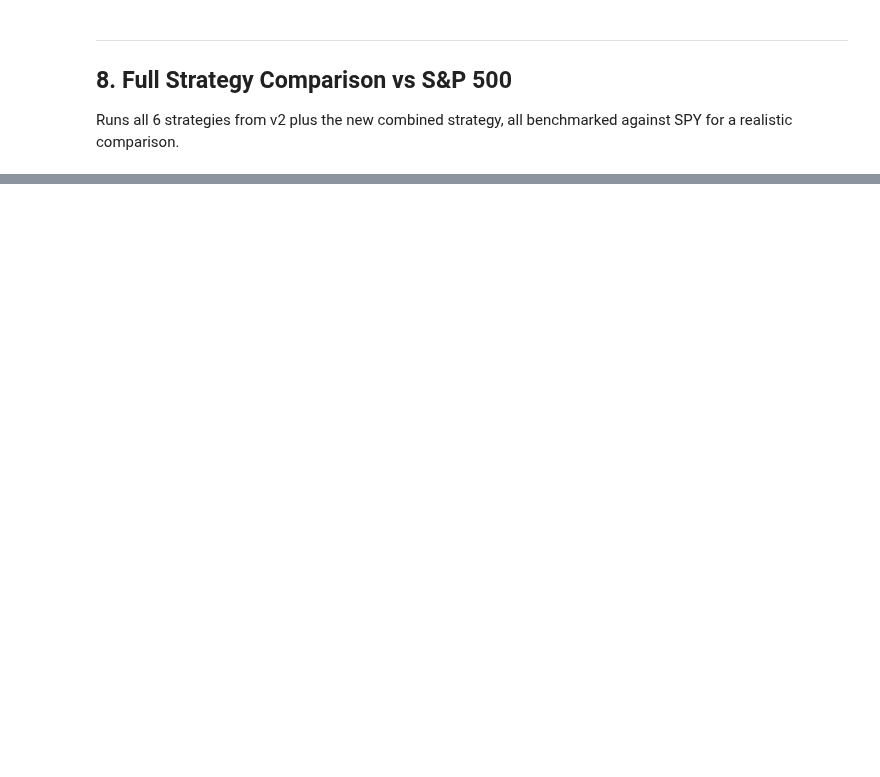
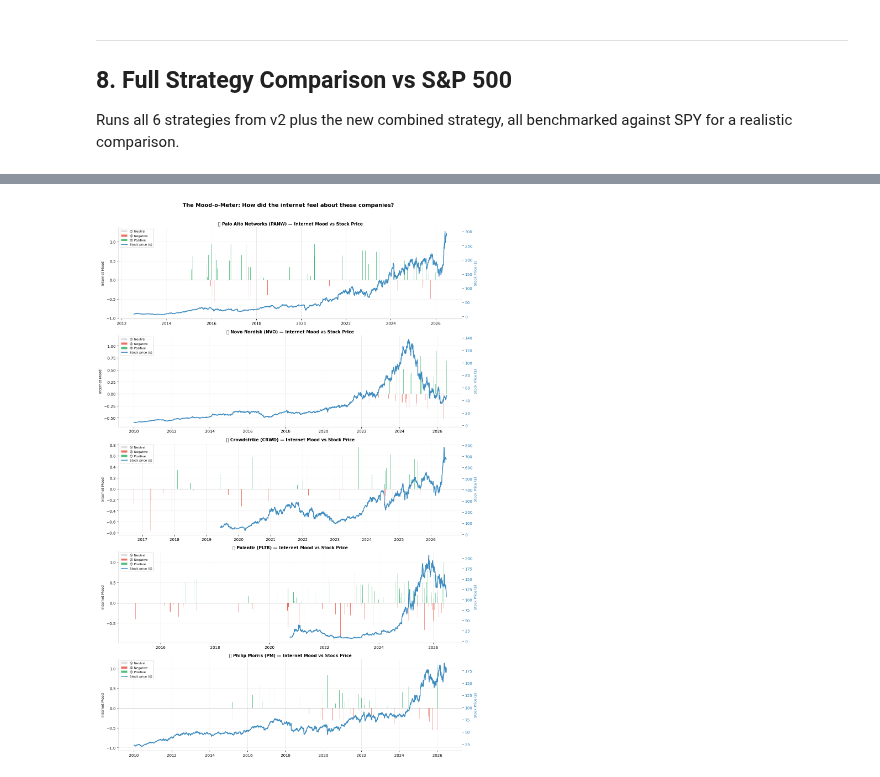
Before and after one commit to annhmartin/dataviz-historical-stocks-AnnetteMartin, a Jupyter notebook: tech_pulse_v3_latest.ipynb, the cells around one changed output, grey strips where cells are left out. Cells and saved outputs as stored; diff of their text form; code cells hidden in the pictures; blank space fills up the shorter version.

```diff
--- a/tech_pulse_v3_latest.ipynb
+++ b/tech_pulse_v3_latest.ipynb
@@ -1189,0 +1514,55 @@ for ticker in top3:
+# %%
+C_POS   = '#27ae60'
+C_NEG   = '#e74c3c'
+C_NEU   = '#bdc3c7'
+C_PRICE = '#2980b9'
+
+top5_mood = best_per_ticker.head(5)['ticker'].tolist()
+
+fig, axes = plt.subplots(len(top5_mood), 1,
+                          figsize=(14, 4*len(top5_mood)), facecolor='white')
+if len(top5_mood) == 1: axes = [axes]
+
+for ax, ticker in zip(axes, top5_mood):
+    sig   = daily_signals[daily_signals['ticker']==ticker].copy()
+    price = df_prices[df_prices['ticker']==ticker].copy()
+    sig['date']   = pd.to_datetime(sig['date'])
+    price['Date'] = pd.to_datetime(price['Date'])
+    name = COMPANY_MAP.get(ticker,{}).get('names',[ticker])[0].title()
+    sig_col = 'final_sentiment' if 'final_sentiment' in sig.columns else 'norm_sentiment'
+
+    pos = sig[sig[sig_col] >= SENTIMENT_THRESHOLD]
+    neg = sig[sig[sig_col] <= -SENTIMENT_THRESHOLD]
+    neu = sig[(sig[sig_col] > -SENTIMENT_THRESHOLD) & (sig[sig_col] < SENTIMENT_THRESHOLD)]
+
+    ax.bar(neu['date'], neu[sig_col].fillna(0), color=C_NEU, alpha=0.5, width=2,
+           label='😐 Neutral', zorder=2)
+    ax.bar(neg['date'], neg[sig_col].fillna(0), color=C_NEG, alpha=0.8, width=2,
+           label='😟 Negative', zorder=3)
+    ax.bar(pos['date'], pos[sig_col].fillna(0), color=C_POS, alpha=0.8, width=2,
+           label='😊 Positive', zorder=3)
+    ax.axhline(0, color='#aaaaaa', linewidth=0.7)
+    ax.set_ylabel('Internet Mood', fontsize=9)
+    ax.set_facecolor('white')
+
+    ax2 = ax.twinx()
+    ax2.plot(price['Date'], price['Close'], color=C_PRICE, linewidth=2,
+             alpha=0.9, label='Stock price ($)', zorder=4)
+    ax2.set_ylabel('Stock Price ($)', fontsize=9, color=C_PRICE)
+    ax2.tick_params(axis='y', labelcolor=C_PRICE)
+    ax2.grid(False)
+    ax2.set_facecolor('white')
+
+    ax.set_title(f'📡 {name} ({ticker}) — Internet Mood vs Stock Price',
+                 fontsize=11, fontweight='bold')
+    ax.xaxis.set_major_formatter(mdates.DateFormatter('%Y'))
+    lines1, labels1 = ax.get_legend_handles_labels()
+    lines2, labels2 = ax2.get_legend_handles_labels()
+    ax.legend(lines1+lines2, labels1+labels2, loc='upper left', fontsize=8, facecolor='white')
+
+fig.suptitle('The Mood-o-Meter: How did the internet feel about these companies?',
+             fontsize=14, fontweight='bold', y=1.01)
+plt.tight_layout()
+plt.show()
+# %% [output]
+[figure, added]
```
Also changed, not shown: parts of 18 cells of this notebook.
